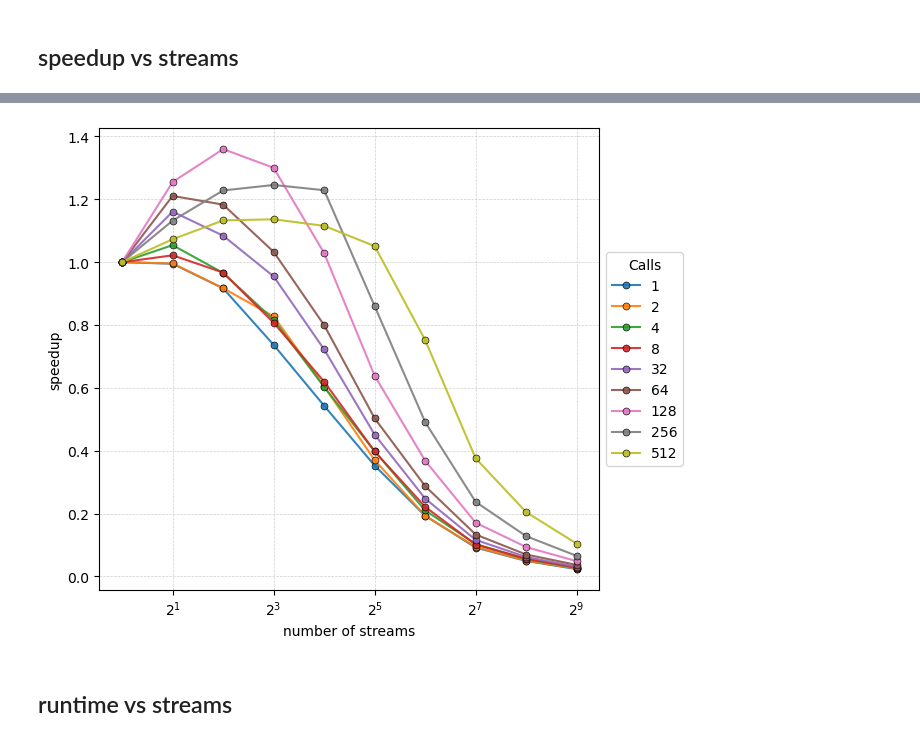
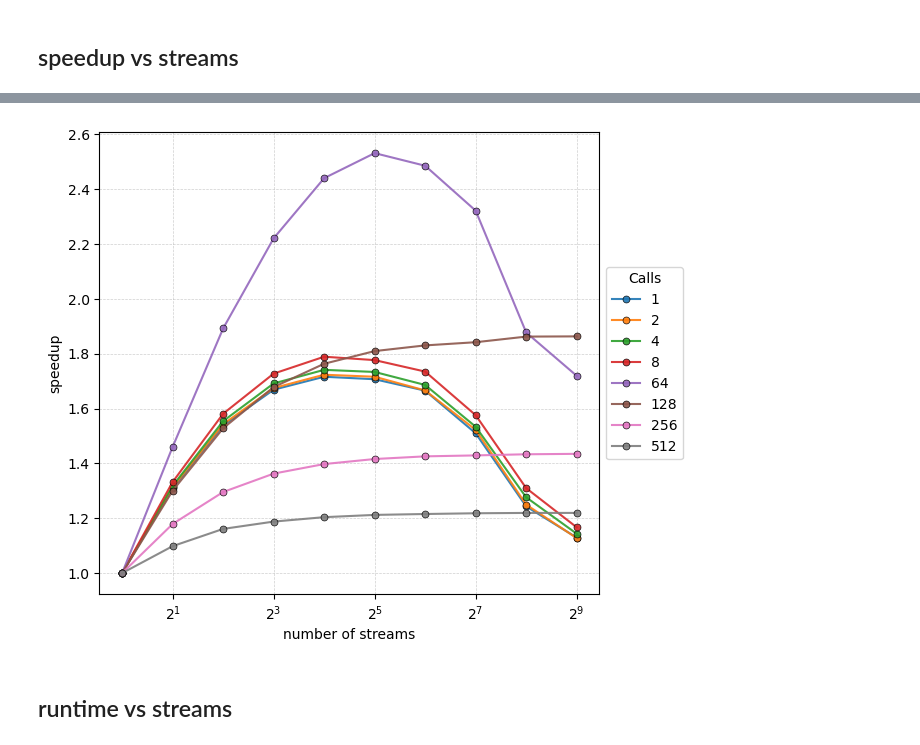
Before and after one commit to grafrap/HPC4WC-overlapping, a Jupyter notebook: measurements/cuda_plots.ipynb, the cells around one changed output, grey strips where cells are left out. Drawn from its saved outputs; the diff is of its cells as text; code cells hidden in the pictures.

Commit message:
stencil runtime/speedup plots

```diff
--- a/measurements/cuda_plots.ipynb
+++ b/measurements/cuda_plots.ipynb
@@ -306,7 +306,7 @@ print(numstreams)
 plt.figure(figsize=(8, 6))
 print(numcalls)
 
-size = 524288 #134217728
+size = 134217728
 
 for idx, call in enumerate(numcalls):
         sub_df = df_multi[(df_multi['Size'] == size) & (df_multi['Num_Repetitions'] == call) ]
@@ -340,7 +340,7 @@ plt.grid(True, which='both', linestyle='--', linewidth=0.5, alpha=0.6)
 # Add space on the right for the legend
 plt.subplots_adjust(right=0.75)
 
-plt.savefig('cuda_scaling.pdf', bbox_inches='tight')
+#plt.savefig('cuda_scaling.pdf', bbox_inches='tight')
 plt.show()
 # %% [output]
 [  1   2   4   8  16  32  64 128 256 512]
@@ -348,4 +349,4 @@ Warning: No data for size=524288 and Num_Repetitions=16
-[figure, old version]
+[figure, new version]
 # %% [markdown]
 ## runtime vs streams
 # %% [markdown]
```
Also changed, not shown: parts of 14 cells of this notebook, 2 other files.
